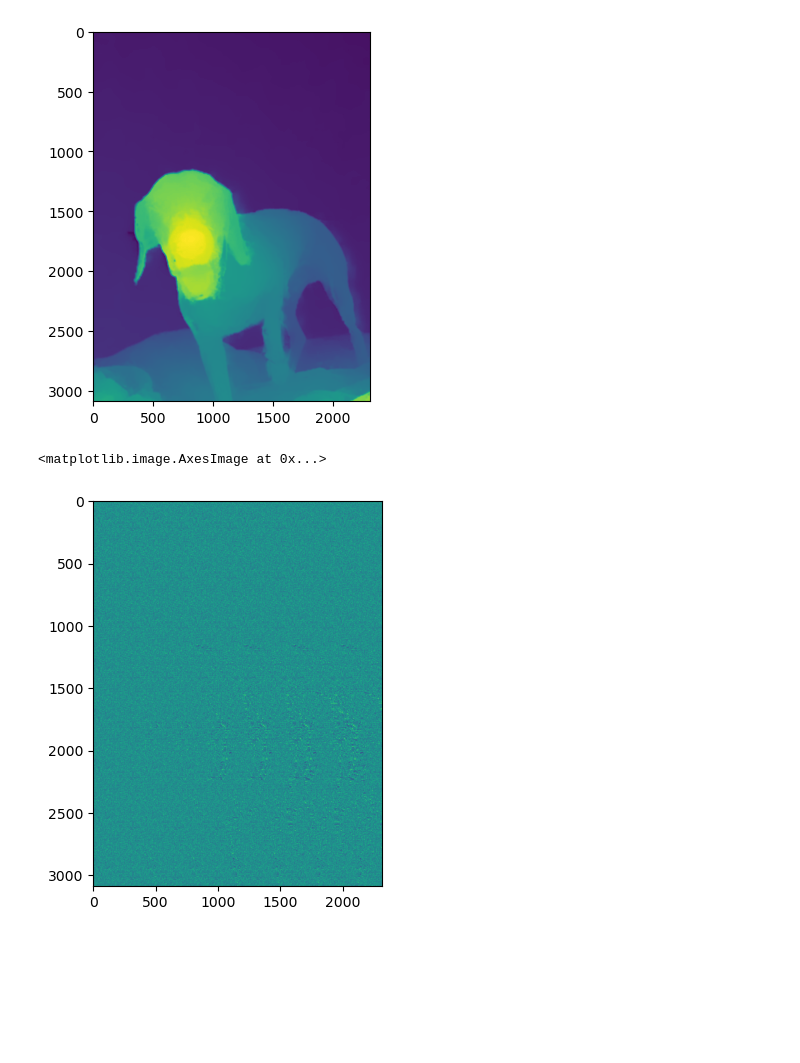
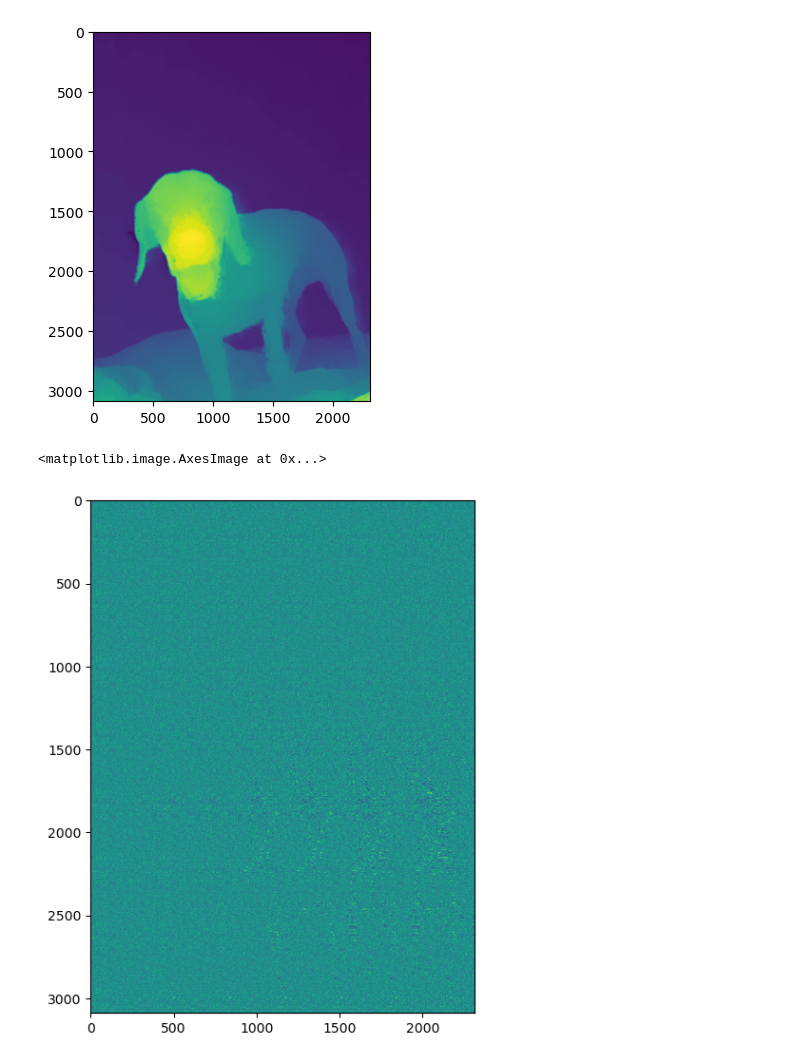
Before and after one commit to walup/Autostereograms, a Jupyter notebook: Stereogram_Maker.ipynb, the cells around one changed output. Cells and saved outputs as stored; diff of their text form; code cells hidden in the pictures; blank space fills up the shorter version.

```diff
--- a/Stereogram_Maker.ipynb
+++ b/Stereogram_Maker.ipynb
@@ -181,8 +181,8 @@ autostereogramMaker = AutostereogramMaker(pattern)
 autostereogramMaker.maxShiftProportion = 0.4
 autostereogram = autostereogramMaker.createAutostereogram(depthMap)
 # %%
-plt.figure(figsize = (5,5))
+plt.figure(figsize = (10,7))
 plt.imshow(autostereogram)
 # %% [output]
 <matplotlib.image.AxesImage at 0x...>
-[figure, old version]
+[figure, new version]
```
Also changed, not shown: parts of 3 cells of this notebook.
